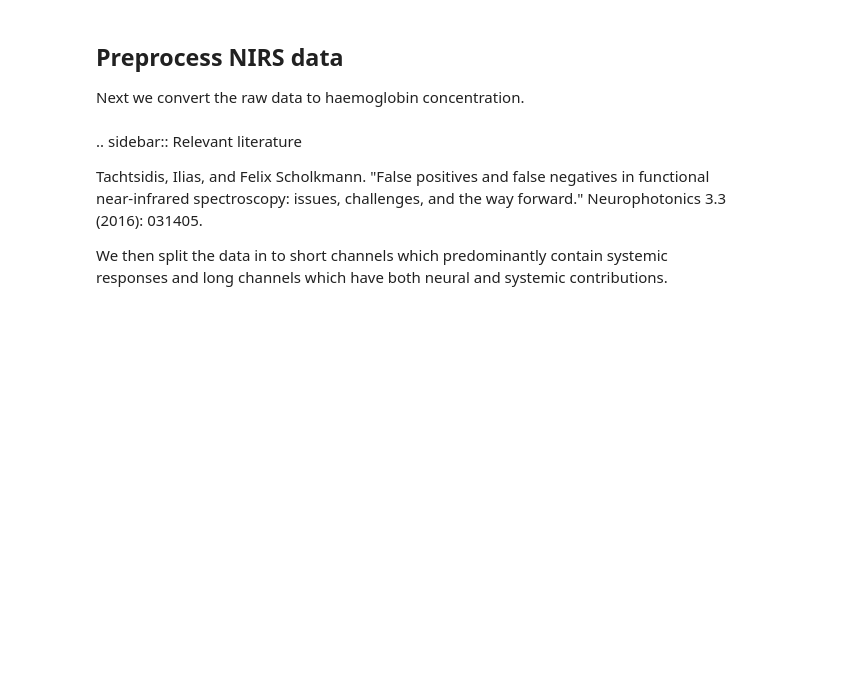
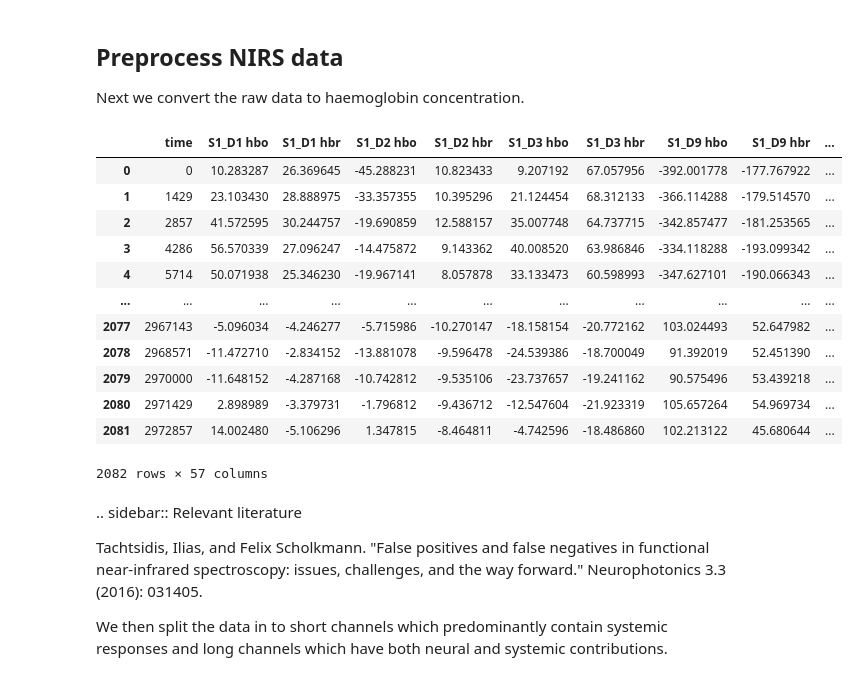
Before and after one commit to Rogerio-mack/fNIRS, a Jupyter notebook: plot_11_hrf_measured_b.ipynb, the cells around one changed output. Drawn from its saved outputs; the diff is of its cells as text; code cells hidden in the pictures; blank space fills up the shorter version.

```diff
--- a/plot_11_hrf_measured_b.ipynb
+++ b/plot_11_hrf_measured_b.ipynb
@@ -180,6 +151,22 @@ Next we convert the raw data to haemoglobin concentration.
 # %%
 raw_od = mne.preprocessing.nirs.optical_density(raw_intensity)
 raw_haemo = mne.preprocessing.nirs.beer_lambert_law(raw_od)
+# %%
+raw_haemo.to_data_frame()
+# %% [output]
+|  | time | S1_D1 hbo | S1_D1 hbr | S1_D2 hbo | S1_D2 hbr | S1_D3 hbo | S1_D3 hbr | S1_D9 hbo | S1_D9 hbr | ... |
+| 0 | 0 | 10.283287 | 26.369645 | -45.288231 | 10.823433 | 9.207192 | 67.057956 | -392.001778 | -177.767922 | ... |
+| 1 | 1429 | 23.103430 | 28.888975 | -33.357355 | 10.395296 | 21.124454 | 68.312133 | -366.114288 | -179.514570 | ... |
+| 2 | 2857 | 41.572595 | 30.244757 | -19.690859 | 12.588157 | 35.007748 | 64.737715 | -342.857477 | -181.253565 | ... |
+| 3 | 4286 | 56.570339 | 27.096247 | -14.475872 | 9.143362 | 40.008520 | 63.986846 | -334.118288 | -193.099342 | ... |
+| 4 | 5714 | 50.071938 | 25.346230 | -19.967141 | 8.057878 | 33.133473 | 60.598993 | -347.627101 | -190.066343 | ... |
+| ... | ... | ... | ... | ... | ... | ... | ... | ... | ... | ... |
+| 2077 | 2967143 | -5.096034 | -4.246277 | -5.715986 | -10.270147 | -18.158154 | -20.772162 | 103.024493 | 52.647982 | ... |
+| 2078 | 2968571 | -11.472710 | -2.834152 | -13.881078 | -9.596478 | -24.539386 | -18.700049 | 91.392019 | 52.451390 | ... |
+| 2079 | 2970000 | -11.648152 | -4.287168 | -10.742812 | -9.535106 | -23.737657 | -19.241162 | 90.575496 | 53.439218 | ... |
+| 2080 | 2971429 | 2.898989 | -3.379731 | -1.796812 | -9.436712 | -12.547604 | -21.923319 | 105.657264 | 54.969734 | ... |
+| 2081 | 2972857 | 14.002480 | -5.106296 | 1.347815 | -8.464811 | -4.742596 | -18.486860 | 102.213122 | 45.680644 | ... |
+2082 rows × 57 columns
 # %% [markdown]
 .. sidebar:: Relevant literature
 
```
Also changed, not shown: parts of 20 cells of this notebook.
